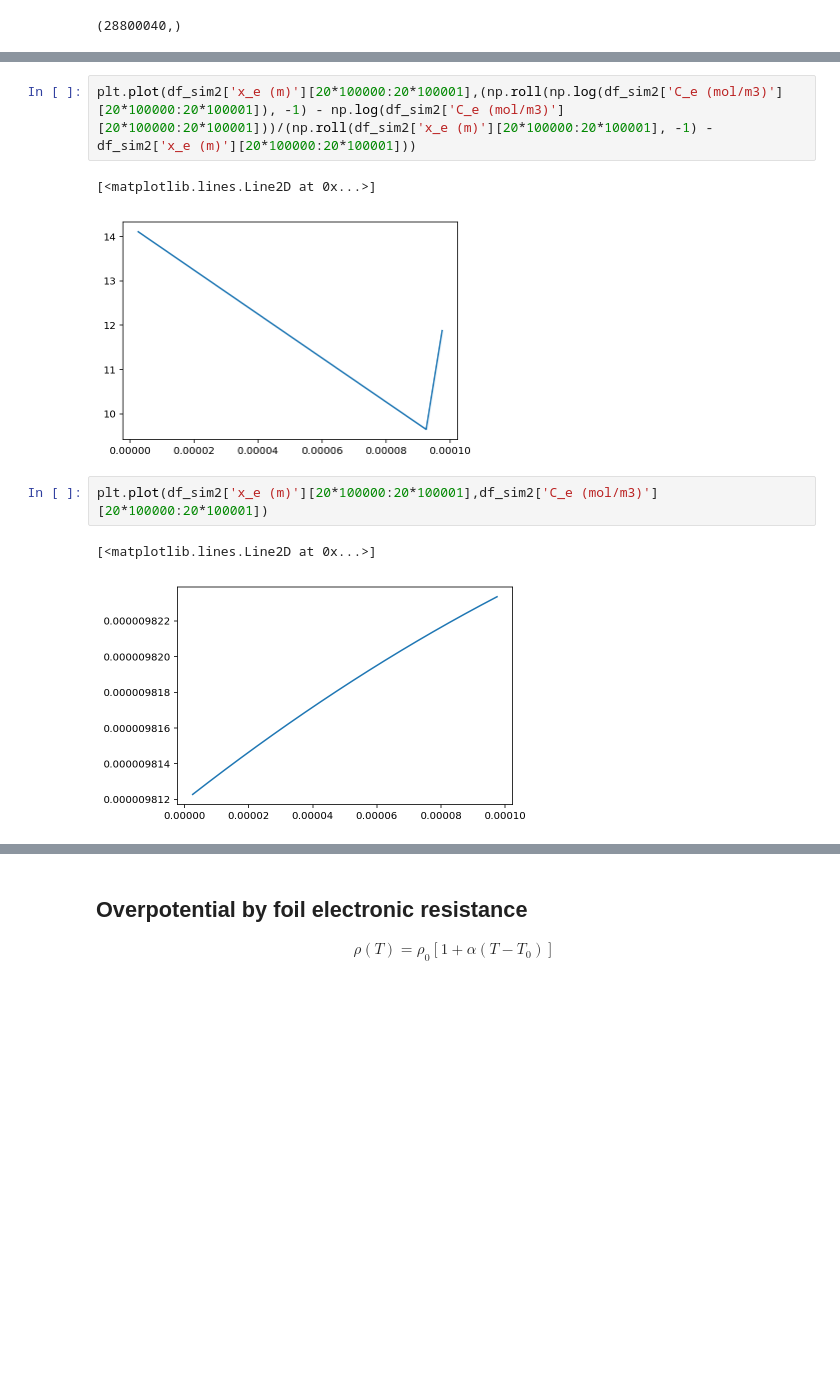
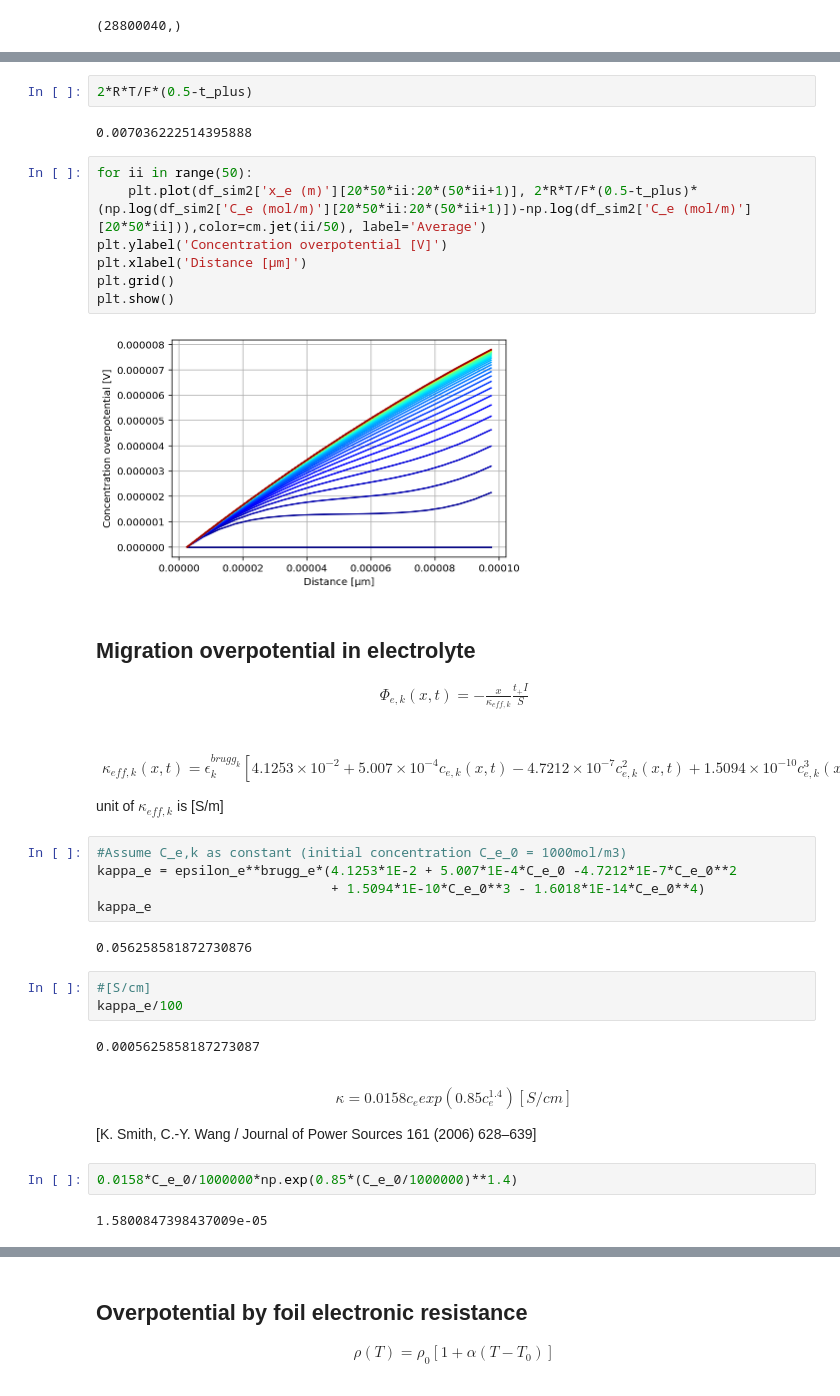
Before and after one commit to TakumaKawahara/BS-StudyGroup, a Jupyter notebook: Model#4/BS_Model#4_ver1.0.ipynb, the cells around one changed output, grey strips where cells are left out. Drawn from its saved outputs; the diff is of its cells as text; blank space fills up the shorter version.

```diff
--- a/Model#4/BS_Model#4_ver1.0.ipynb
+++ b/Model#4/BS_Model#4_ver1.0.ipynb
@@ -1190,10 +1137,45 @@ Length: 20, dtype: float64
-# %%
-plt.plot(df_sim2['x_e (m)'][20*100000:20*100001],(np.roll(np.log(df_sim2['C_e (mol/m3)'][20*100000:20*100001]), -1) - np.log(df_sim2['C_e (mol/m3)'][20*100000:20*100001]))/(np.roll(df_sim2['x_e (m)'][20*100000:20*100001], -1) - df_sim2['x_e (m)'][20*100000:20*100001]))
-# %% [output]
-[<matplotlib.lines.Line2D at 0x...>]
-[figure, removed]
-# %%
-plt.plot(df_sim2['x_e (m)'][20*100000:20*100001],df_sim2['C_e (mol/m3)'][20*100000:20*100001])
-# %% [output]
-[<matplotlib.lines.Line2D at 0x...>]
-[figure, removed]
+# %%
+2*R*T/F*(0.5-t_plus)
+# %% [output]
+0.007036222514395888
+# %%
+for ii in range(50):
+    plt.plot(df_sim2['x_e (m)'][20*50*ii:20*(50*ii+1)], 2*R*T/F*(0.5-t_plus)*(np.log(df_sim2['C_e (mol/m)'][20*50*ii:20*(50*ii+1)])-np.log(df_sim2['C_e (mol/m)'][20*50*ii])),color=cm.jet(ii/50), label='Average')
+plt.ylabel('Concentration overpotential [V]')
+plt.xlabel('Distance [μm]')
+plt.grid()
+plt.show()
+# %% [output]
+[figure, added]
+# %% [markdown]
+## Migration overpotential in electrolyte
+\begin{eqnarray*}
+\Phi_{e,k}(x,t)=-\frac{x}{\kappa_{eff,k}}\frac{t_+I}{S}
+\end{eqnarray*}
+# %% [markdown]
+\begin{eqnarray*}
+\kappa_{eff,k}(x,t)=\epsilon_k^{brugg_k}[4.1253 \times 10^{-2}+5.007 \times 10^{-4}c_{e,k}(x,t)
+-4.7212\times10^{-7}c_{e,k}^2(x,t)+1.5094\times10^{-10}c_{e,k}^3(x,t)-1.6018\times10^{-14}c_{e,k}^4(x,t)]
+\end{eqnarray*}
+unit of $\kappa_{eff,k}$ is [S/m]
+# %%
+#Assume C_e,k as constant (initial concentration C_e_0 = 1000mol/m3)
+kappa_e = epsilon_e**brugg_e*(4.1253*1E-2 + 5.007*1E-4*C_e_0 -4.7212*1E-7*C_e_0**2
+                              + 1.5094*1E-10*C_e_0**3 - 1.6018*1E-14*C_e_0**4)
+kappa_e
+# %% [output]
+0.056258581872730876
+# %%
+#[S/cm]
+kappa_e/100
+# %% [output]
+0.0005625858187273087
+# %% [markdown]
+\begin{eqnarray*}
+\kappa=0.0158c_e exp(0.85c_e^{1.4}) [S/cm]
+\end{eqnarray*}
+[K. Smith, C.-Y. Wang / Journal of Power Sources 161 (2006) 628–639]
+# %%
+0.0158*C_e_0/1000000*np.exp(0.85*(C_e_0/1000000)**1.4)
+# %% [output]
+1.5800847398437009e-05
```
Also changed, not shown: parts of 18 cells of this notebook.
